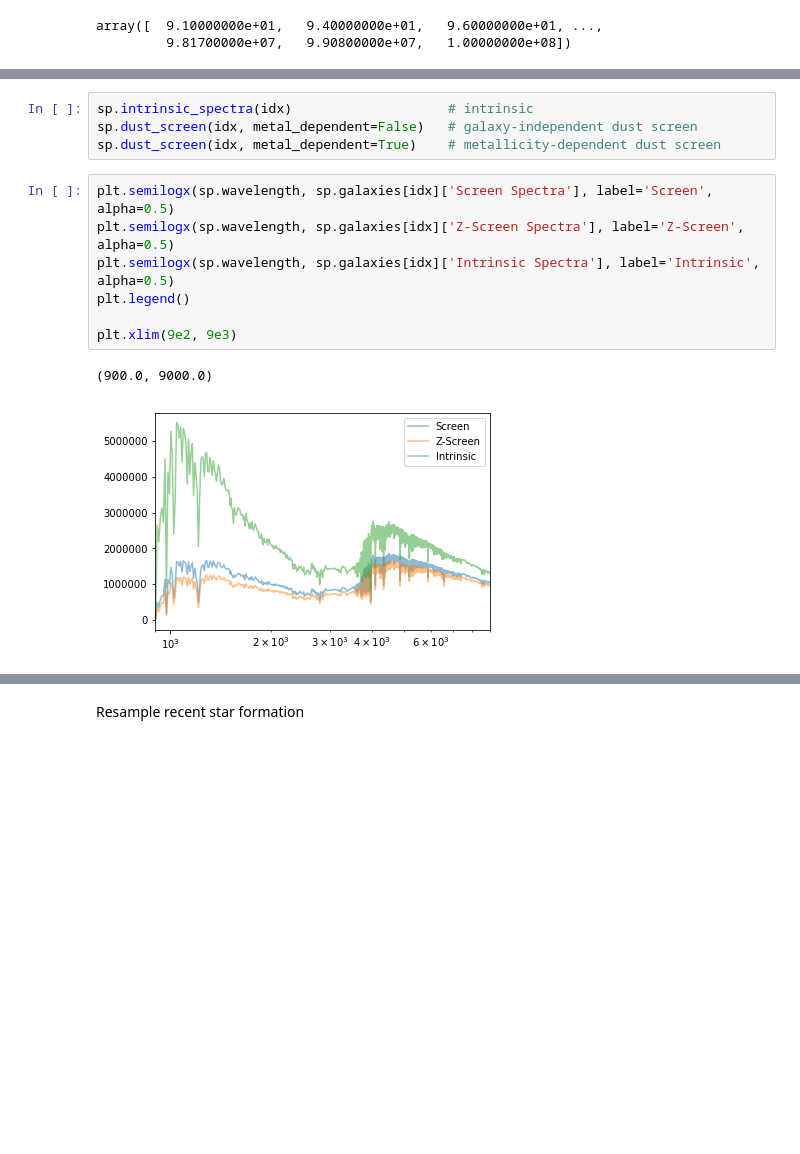
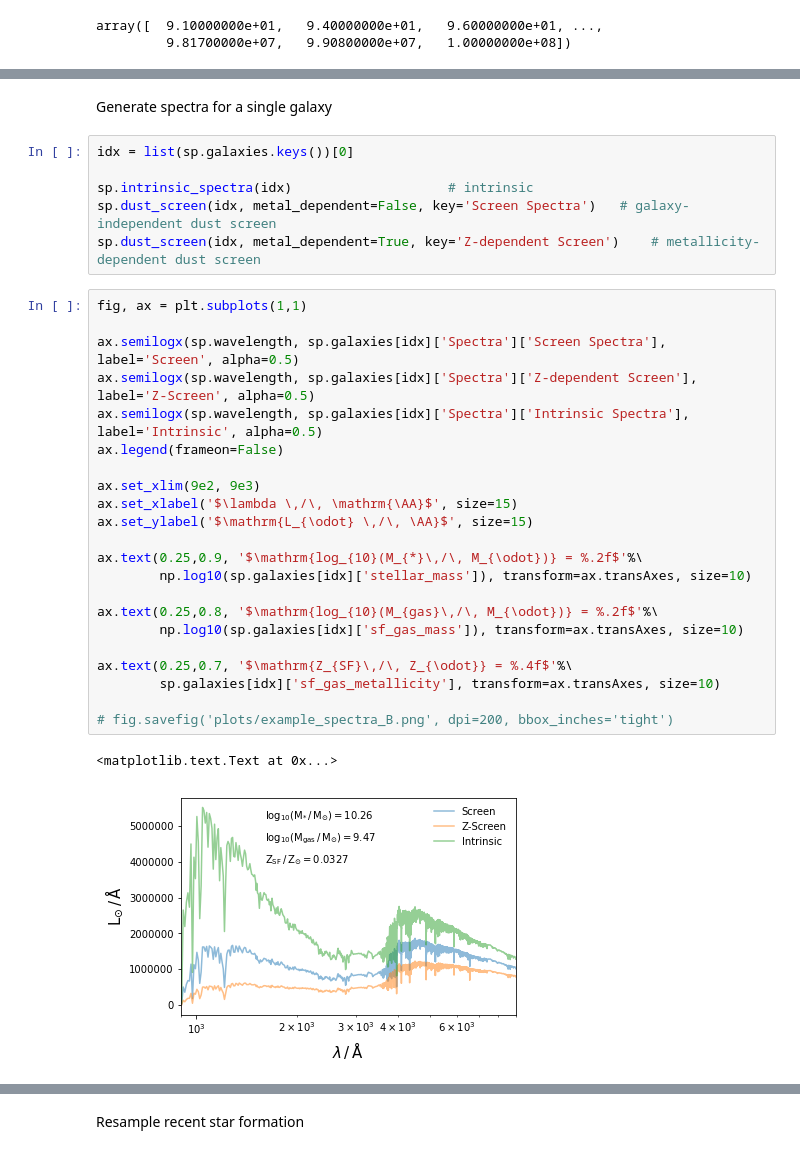
Before and after one commit to christopherlovell/sph2sed, a Jupyter notebook: demo.ipynb, the cells around one changed output, grey strips where cells are left out. Drawn from its saved outputs; the diff is of its cells as text; blank space fills up the shorter version.

```diff
--- a/demo.ipynb
+++ b/demo.ipynb
@@ -80,14 +131,33 @@ idx = list(sp.galaxies.keys())[0]
+# %% [markdown]
+Generate spectra for a single galaxy
 # %%
+idx = list(sp.galaxies.keys())[0]
+
 sp.intrinsic_spectra(idx)                    # intrinsic
-sp.dust_screen(idx, metal_dependent=False)   # galaxy-independent dust screen
-sp.dust_screen(idx, metal_dependent=True)    # metallicity-dependent dust screen
+sp.dust_screen(idx, metal_dependent=False, key='Screen Spectra')   # galaxy-independent dust screen
+sp.dust_screen(idx, metal_dependent=True, key='Z-dependent Screen')    # metallicity-dependent dust screen
-# %%
-plt.semilogx(sp.wavelength, sp.galaxies[idx]['Screen Spectra'], label='Screen', alpha=0.5)
-plt.semilogx(sp.wavelength, sp.galaxies[idx]['Z-Screen Spectra'], label='Z-Screen', alpha=0.5)
-plt.semilogx(sp.wavelength, sp.galaxies[idx]['Intrinsic Spectra'], label='Intrinsic', alpha=0.5)
-plt.legend()
-
-plt.xlim(9e2, 9e3)
-# %% [output]
-(900.0, 9000.0)
-[figure, removed]
+# %%
+fig, ax = plt.subplots(1,1)
+
+ax.semilogx(sp.wavelength, sp.galaxies[idx]['Spectra']['Screen Spectra'], label='Screen', alpha=0.5)
+ax.semilogx(sp.wavelength, sp.galaxies[idx]['Spectra']['Z-dependent Screen'], label='Z-Screen', alpha=0.5)
+ax.semilogx(sp.wavelength, sp.galaxies[idx]['Spectra']['Intrinsic Spectra'], label='Intrinsic', alpha=0.5)
+ax.legend(frameon=False)
+
+ax.set_xlim(9e2, 9e3)
+ax.set_xlabel('$\lambda \,/\, \mathrm{\AA}$', size=15)
+ax.set_ylabel('$\mathrm{L_{\odot} \,/\, \AA}$', size=15)
+
+ax.text(0.25,0.9, '$\mathrm{log_{10}(M_{*}\,/\, M_{\odot})} = %.2f$'%\
+        np.log10(sp.galaxies[idx]['stellar_mass']), transform=ax.transAxes, size=10)
+
+ax.text(0.25,0.8, '$\mathrm{log_{10}(M_{gas}\,/\, M_{\odot})} = %.2f$'%\
+        np.log10(sp.galaxies[idx]['sf_gas_mass']), transform=ax.transAxes, size=10)
+
+ax.text(0.25,0.7, '$\mathrm{Z_{SF}\,/\, Z_{\odot}} = %.4f$'%\
+        sp.galaxies[idx]['sf_gas_metallicity'], transform=ax.transAxes, size=10)
+
+# fig.savefig('plots/example_spectra_B.png', dpi=200, bbox_inches='tight')
+# %% [output]
+<matplotlib.text.Text at 0x...>
+[figure, added]
```
Also changed, not shown: parts of 18 cells of this notebook, 1 other file.
